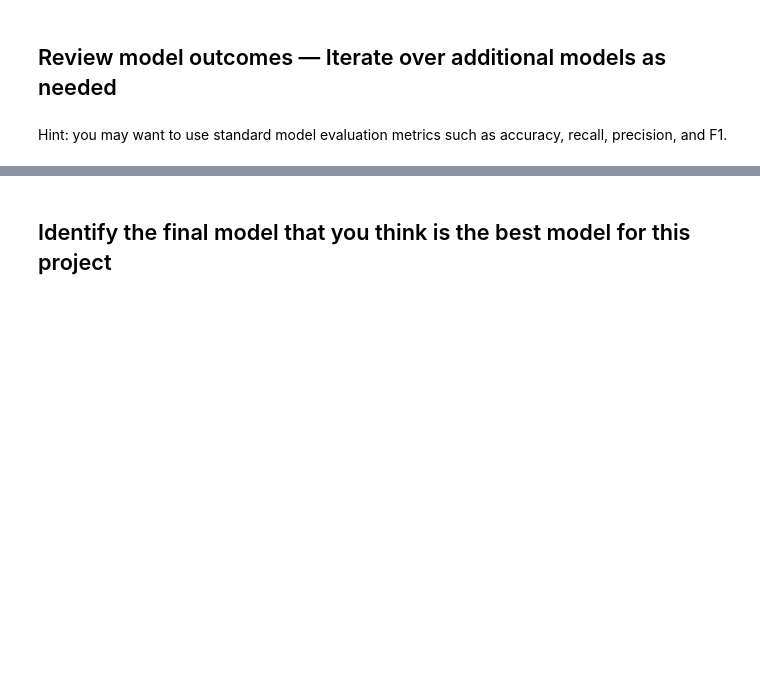
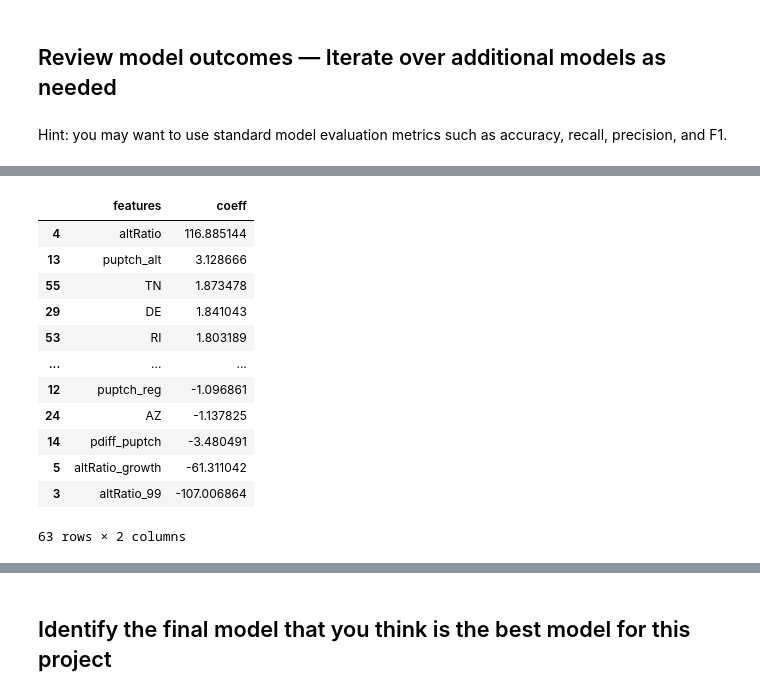
Before and after one commit to dinqui/Capstone-Two-, a Jupyter notebook: Capstone Two - Modeling.ipynb, the cells around one changed output, grey strips where cells are left out. Drawn from its saved outputs; the diff is of its cells as text; code cells hidden in the pictures; blank space fills up the shorter version.

```diff
--- a/Capstone Two - Modeling.ipynb
+++ b/Capstone Two - Modeling.ipynb
@@ -113,0 +114,19 @@ Mean Squared Error on train and test (3.8514136983504286e-30, 9.430902665242454e
+# %%
+list(zip(X_train.columns, lm.coef_))
+coeffdf = pd.DataFrame(X_train.columns, columns=['features'])
+coeffdf['coeff'] = lm.coef_
+coeffdf.sort_values('coeff', ascending=False)
+# %% [output]
+|  | features | coeff |
+| 4 | altRatio | 116.885144 |
+| 13 | puptch_alt | 3.128666 |
+| 55 | TN | 1.873478 |
+| 29 | DE | 1.841043 |
+| 53 | RI | 1.803189 |
+| ... | ... | ... |
+| 12 | puptch_reg | -1.096861 |
+| 24 | AZ | -1.137825 |
+| 14 | pdiff_puptch | -3.480491 |
+| 5 | altRatio_growth | -61.311042 |
+| 3 | altRatio_99 | -107.006864 |
+63 rows × 2 columns
```
Also changed, not shown: parts of 5 cells of this notebook.
